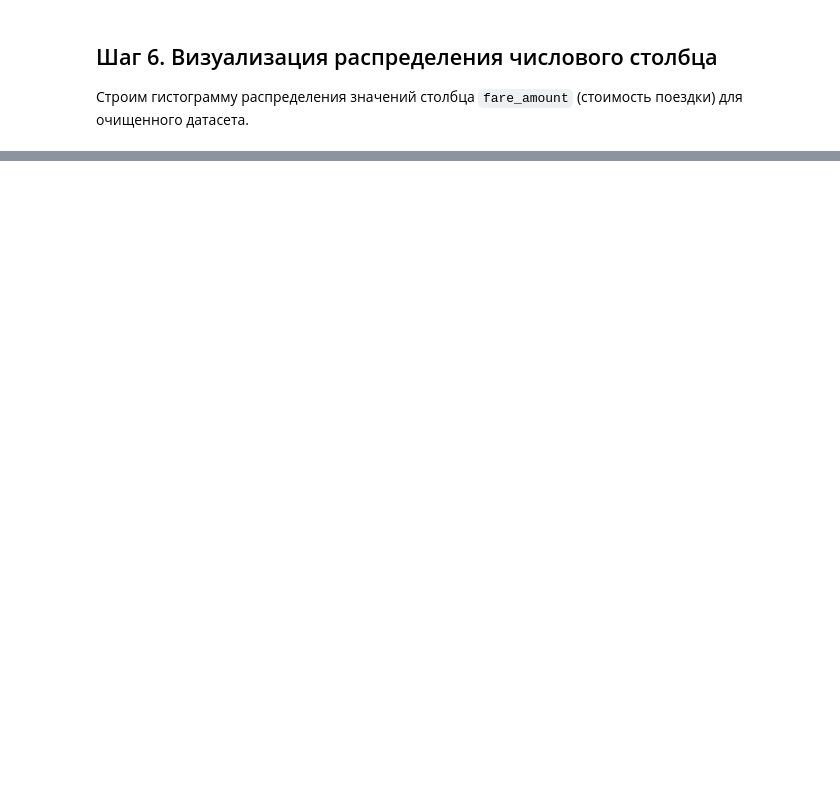
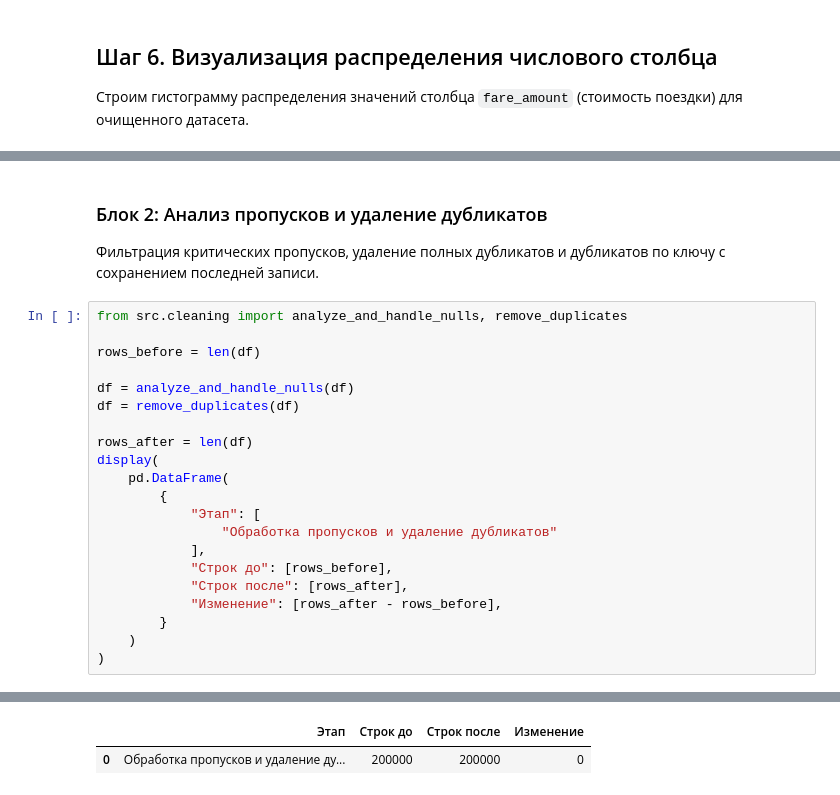
Before and after one commit to banana550/nyc_taxi, a Jupyter notebook: notebooks/02_data_cleaning.ipynb, the cells around one changed output, grey strips where cells are left out. Drawn from its saved outputs; the diff is of its cells as text; blank space fills up the shorter version.

```diff
--- a/notebooks/02_data_cleaning.ipynb
+++ b/notebooks/02_data_cleaning.ipynb
@@ -132,0 +256,25 @@ plt.show()
+# %% [markdown]
+### Блок 2: Анализ пропусков и удаление дубликатов
+Фильтрация критических пропусков, удаление полных дубликатов и дубликатов по ключу с сохранением последней записи.
+# %%
+from src.cleaning import analyze_and_handle_nulls, remove_duplicates
+
+rows_before = len(df)
+
+df = analyze_and_handle_nulls(df)
+df = remove_duplicates(df)
+
+rows_after = len(df)
+display(
+    pd.DataFrame(
+        {
+            "Этап": [
+                "Обработка пропусков и удаление дубликатов"
+            ],
+            "Строк до": [rows_before],
+            "Строк после": [rows_after],
+            "Изменение": [rows_after - rows_before],
+        }
+    )
+)
+# %% [output]
@@ -132,0 +297,2 @@ plt.show()
+|  | Этап | Строк до | Строк после | Изменение |
+| 0 | Обработка пропусков и удаление ду... | 200000 | 200000 | 0 |
```
Also changed, not shown: parts of 16 cells of this notebook, 16 other files.
